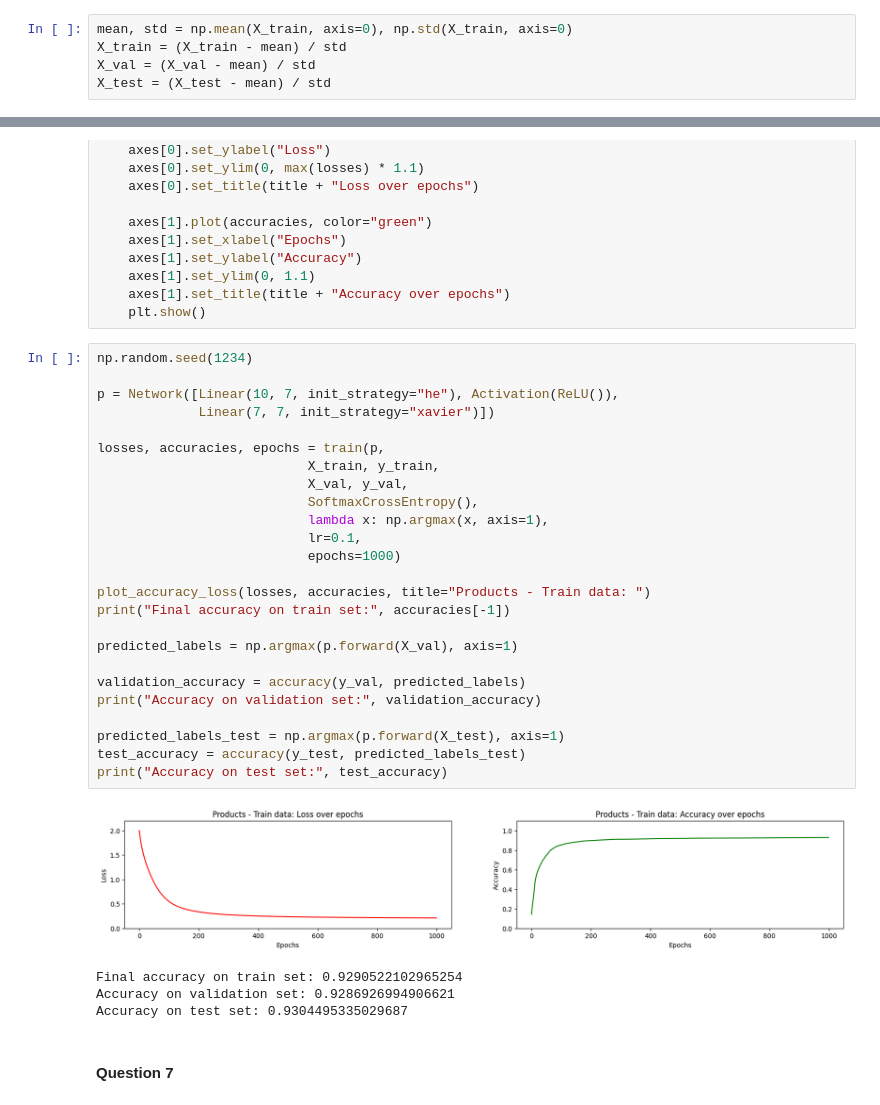
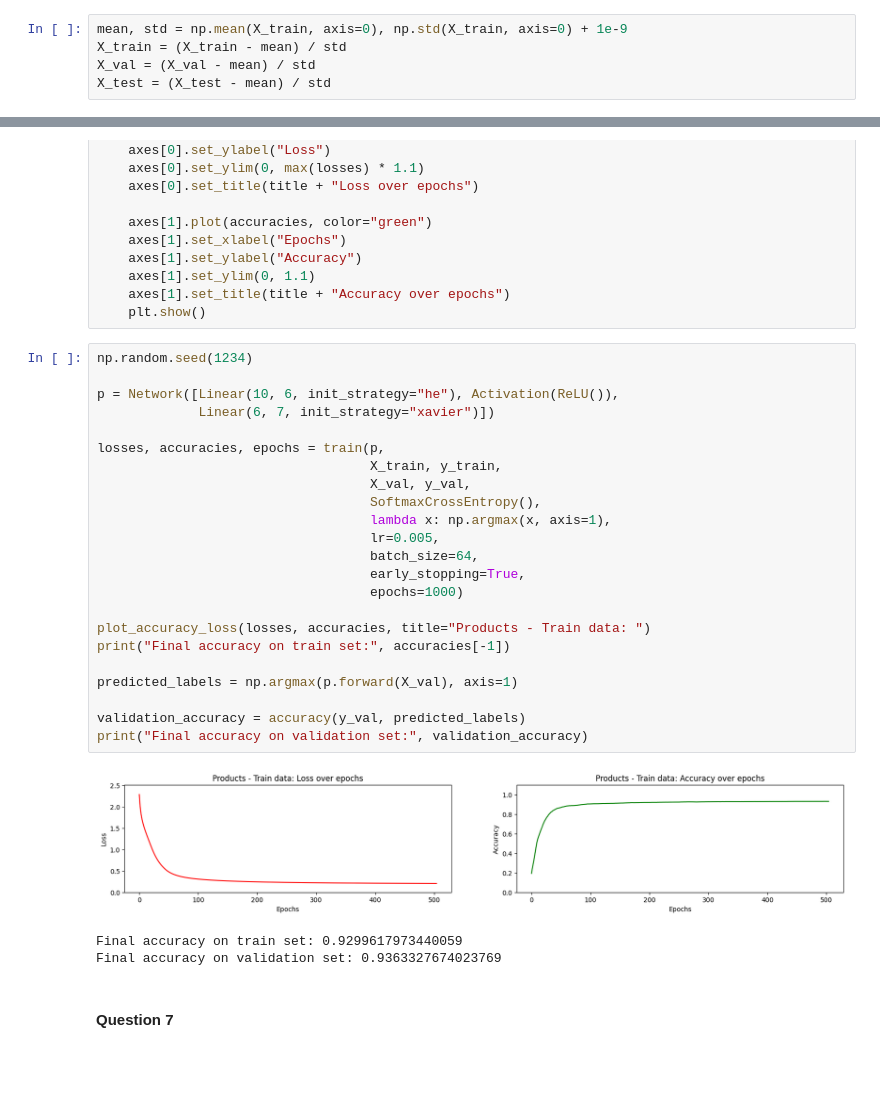
Before and after one commit to zain1290/Artificial-Neural-Network, a Jupyter notebook: src/Main.ipynb, the cells around one changed output, grey strips where cells are left out. Cells and saved outputs as stored; diff of their text form; blank space fills up the shorter version.

```diff
--- a/src/Main.ipynb
+++ b/src/Main.ipynb
@@ -366,7 +366,7 @@ y_val = targets_shuffled[train_end:val_end]
 X_test = features_shuffled[val_end:]
 y_test = targets_shuffled[val_end:]
 # %%
-mean, std = np.mean(X_train, axis=0), np.std(X_train, axis=0)
+mean, std = np.mean(X_train, axis=0), np.std(X_train, axis=0) + 1e-9
 X_train = (X_train - mean) / std
 X_val = (X_val - mean) / std
 X_test = (X_test - mean) / std
@@ -390,33 +390,30 @@ def plot_accuracy_loss(losses, accuracies, title=""):
 # %%
 np.random.seed(1234)
 
-p = Network([Linear(10, 7, init_strategy="he"), Activation(ReLU()),
-             Linear(7, 7, init_strategy="xavier")])
+p = Network([Linear(10, 6, init_strategy="he"), Activation(ReLU()),
+             Linear(6, 7, init_strategy="xavier")])
 
 losses, accuracies, epochs = train(p,
-                           X_train, y_train,
-                           X_val, y_val,
-                           SoftmaxCrossEntropy(),
-                           lambda x: np.argmax(x, axis=1),
-                           lr=0.1,
-                           epochs=1000)
+                                   X_train, y_train,
+                                   X_val, y_val,
+                                   SoftmaxCrossEntropy(),
+                                   lambda x: np.argmax(x, axis=1),
+                                   lr=0.005,
+                                   batch_size=64,
+                                   early_stopping=True,
+                                   epochs=1000)
 
 plot_accuracy_loss(losses, accuracies, title="Products - Train data: ")
 print("Final accuracy on train set:", accuracies[-1])
 
 predicted_labels = np.argmax(p.forward(X_val), axis=1)
 
 validation_accuracy = accuracy(y_val, predicted_labels)
-print("Accuracy on validation set:", validation_accuracy)
-
-predicted_labels_test = np.argmax(p.forward(X_test), axis=1)
-test_accuracy = accuracy(y_test, predicted_labels_test)
-print("Accuracy on test set:", test_accuracy)
+print("Final accuracy on validation set:", validation_accuracy)
 # %% [output]
-[figure, old version]
+[figure, new version]
-Final accuracy on train set: 0.9290522102965254
-Accuracy on validation set: 0.9286926994906621
-Accuracy on test set: 0.9304495335029687
+Final accuracy on train set: 0.9299617973440059
+Final accuracy on validation set: 0.9363327674023769
 # %% [markdown]
 #### Question 7
 # %% [markdown]
```
Also changed, not shown: parts of 13 cells of this notebook, 2 other files.
